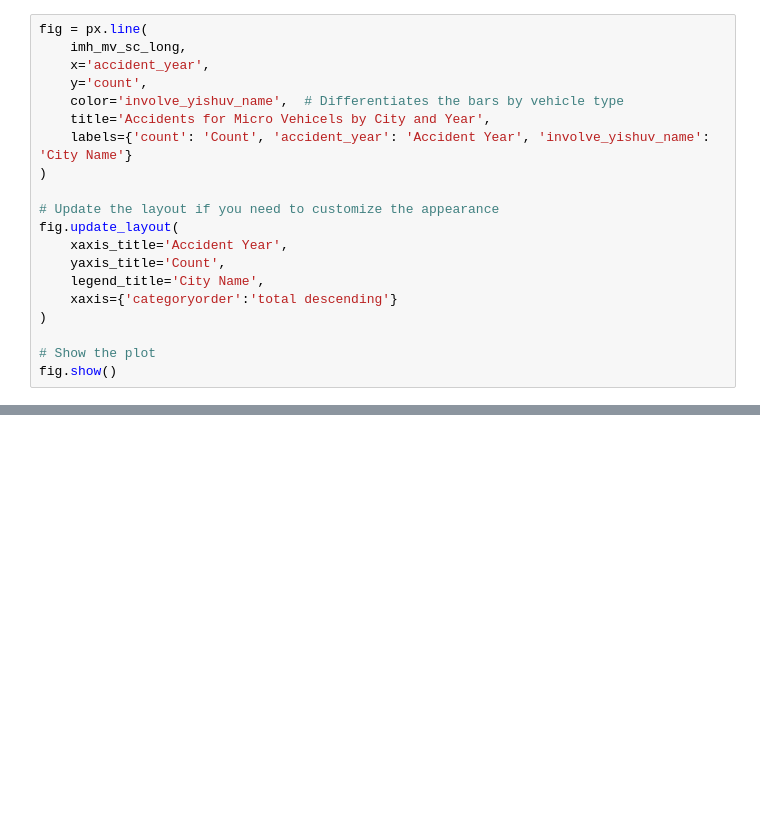
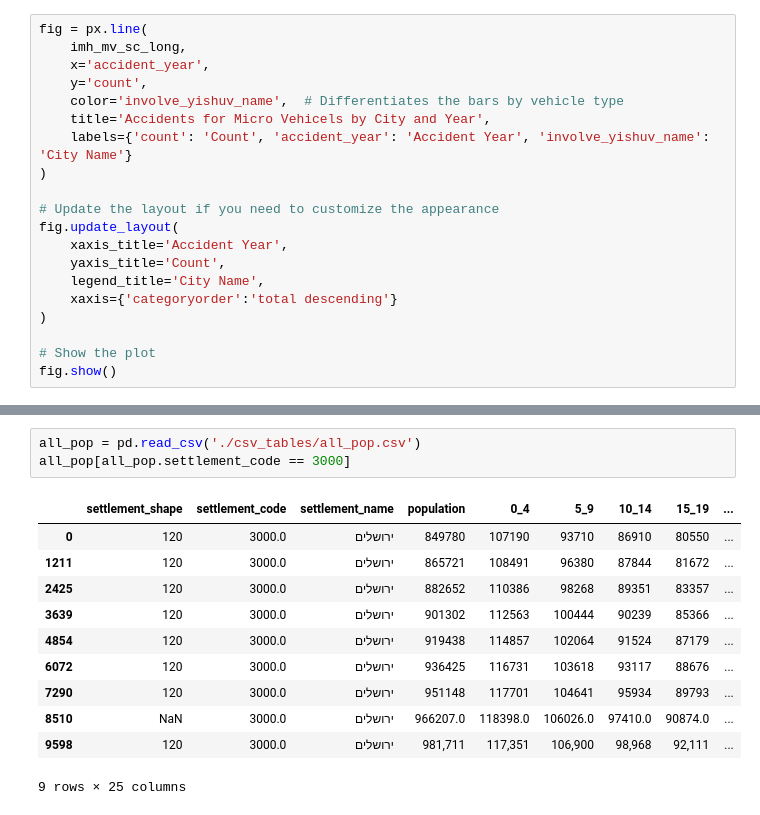
Before and after one commit to tryko/anyway, a Jupyter notebook: EDA_all_cities.ipynb, the cells around one changed output, grey strips where cells are left out. Cells and saved outputs as stored; diff of their text form; blank space fills up the shorter version.

```diff
--- a/EDA_all_cities.ipynb
+++ b/EDA_all_cities.ipynb
@@ -127,0 +213,15 @@ fig.show()
+# %%
+all_pop = pd.read_csv('./csv_tables/all_pop.csv')
+all_pop[all_pop.settlement_code == 3000]
+# %% [output]
+|  | settlement_shape | settlement_code | settlement_name | population | 0_4 | 5_9 | 10_14 | 15_19 | ... |
+| 0 | 120 | 3000.0 | ירושלים | 849780 | 107190 | 93710 | 86910 | 80550 | ... |
+| 1211 | 120 | 3000.0 | ירושלים | 865721 | 108491 | 96380 | 87844 | 81672 | ... |
+| 2425 | 120 | 3000.0 | ירושלים | 882652 | 110386 | 98268 | 89351 | 83357 | ... |
+| 3639 | 120 | 3000.0 | ירושלים | 901302 | 112563 | 100444 | 90239 | 85366 | ... |
+| 4854 | 120 | 3000.0 | ירושלים | 919438 | 114857 | 102064 | 91524 | 87179 | ... |
+| 6072 | 120 | 3000.0 | ירושלים | 936425 | 116731 | 103618 | 93117 | 88676 | ... |
+| 7290 | 120 | 3000.0 | ירושלים | 951148 | 117701 | 104641 | 95934 | 89793 | ... |
+| 8510 | NaN | 3000.0 | ירושלים | 966207.0 | 118398.0 | 106026.0 | 97410.0 | 90874.0 | ... |
+| 9598 | 120 | 3000.0 | ירושלים | 981,711 | 117,351 | 106,900 | 98,968 | 92,111 | ... |
+9 rows × 25 columns
```
Also changed, not shown: parts of 9 cells of this notebook, 2 other files.
